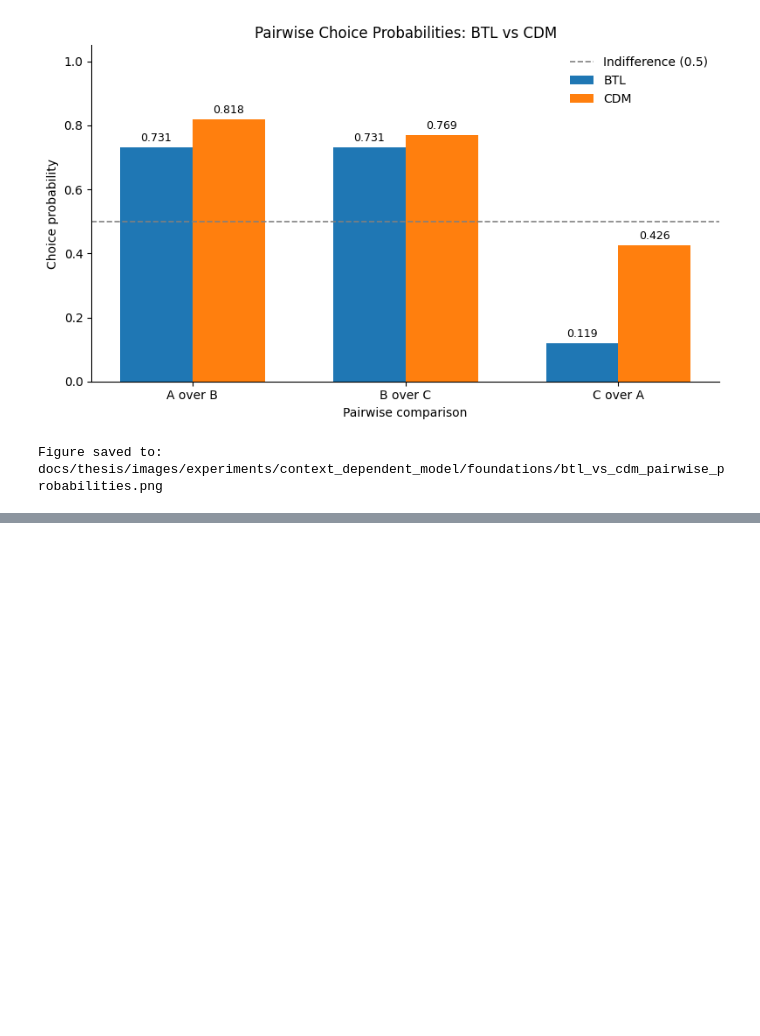
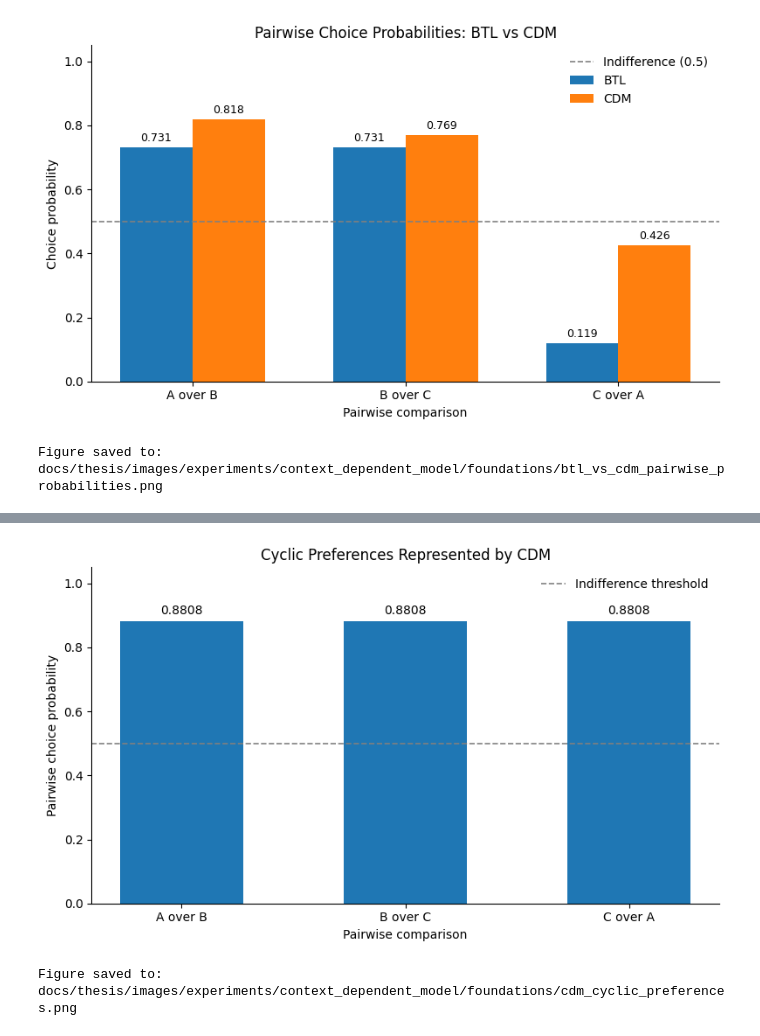
Before and after one commit to rbhdsks/Learning-from-Comparison-Data-Master-Thesis-Project-, a Jupyter notebook: notebooks/foundations/Bradley_Terry_Model_MLE/07_BTL_vs_CDM_Interactions_and_Cycles.ipynb, the cells around one changed output, grey strips where cells are left out. Drawn from its saved outputs; the diff is of its cells as text; code cells hidden in the pictures; blank space fills up the shorter version.

Commit message:
feat: complete BTL-CDM comparison, cyclic preferences and identifiability experiments

```diff
--- a/notebooks/foundations/Bradley_Terry_Model_MLE/07_BTL_vs_CDM_Interactions_and_Cycles.ipynb
+++ b/notebooks/foundations/Bradley_Terry_Model_MLE/07_BTL_vs_CDM_Interactions_and_Cycles.ipynb
@@ -767,0 +986,50 @@ Figure saved to: docs/thesis/images/experiments/context_dependent_model/foundati
+# %%
+
+# Cell 15 — Visualize cyclic preference probabilities
+
+fig, ax = plt.subplots(figsize=(8, 4.8))
+
+bars = ax.bar(
+    ["A over B", "B over C", "C over A"],
+    cycle_df["Winning probability"],
+    width=0.55,
+)
+
+ax.axhline(
+    0.5,
+    color="gray",
+    linestyle="--",
+    linewidth=1.2,
+    label="Indifference threshold",
+)
+
+ax.bar_label(bars, fmt="%.4f", padding=4)
+
+ax.set_ylim(0, 1.05)
+ax.set_ylabel("Pairwise choice probability")
+ax.set_xlabel("Pairwise comparison")
+ax.set_title("Cyclic Preferences Represented by CDM")
+
+ax.legend(frameon=False)
+ax.spines["top"].set_visible(False)
+ax.spines["right"].set_visible(False)
+
+fig.tight_layout()
+
+cycle_figure_path = FIGURE_DIR / "cdm_cyclic_preferences.png"
+
+fig.savefig(
+    cycle_figure_path,
+    dpi=300,
+    bbox_inches="tight",
+)
+
+plt.show()
+
+print(
+    f"Figure saved to: "
+    f"{cycle_figure_path.relative_to(PROJECT_ROOT)}"
+)
+# %% [output]
+[figure, added]
+Figure saved to: docs/thesis/images/experiments/context_dependent_model/foundations/cdm_cyclic_preferences.png
```
Also changed, not shown: parts of 12 cells of this notebook.
